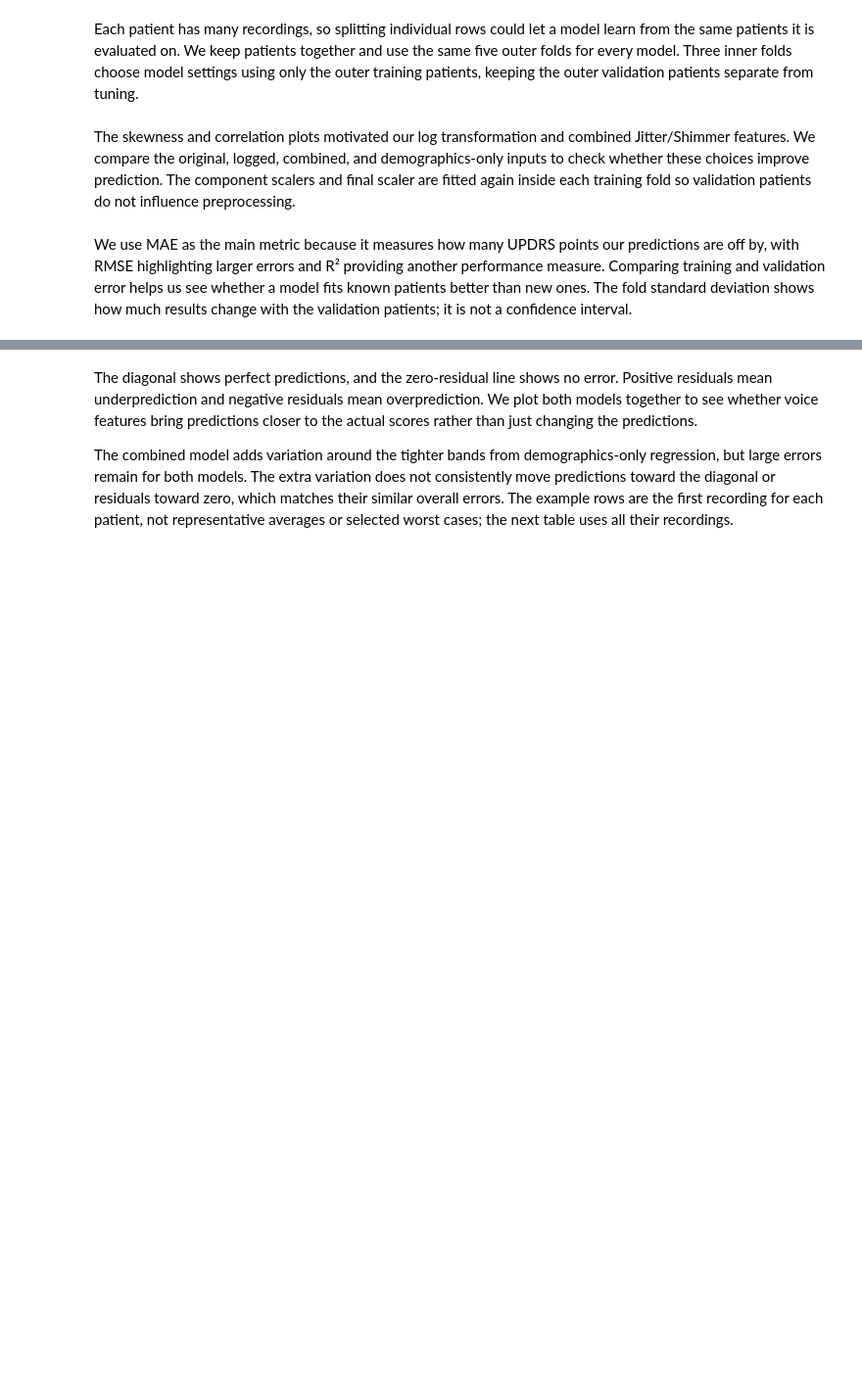
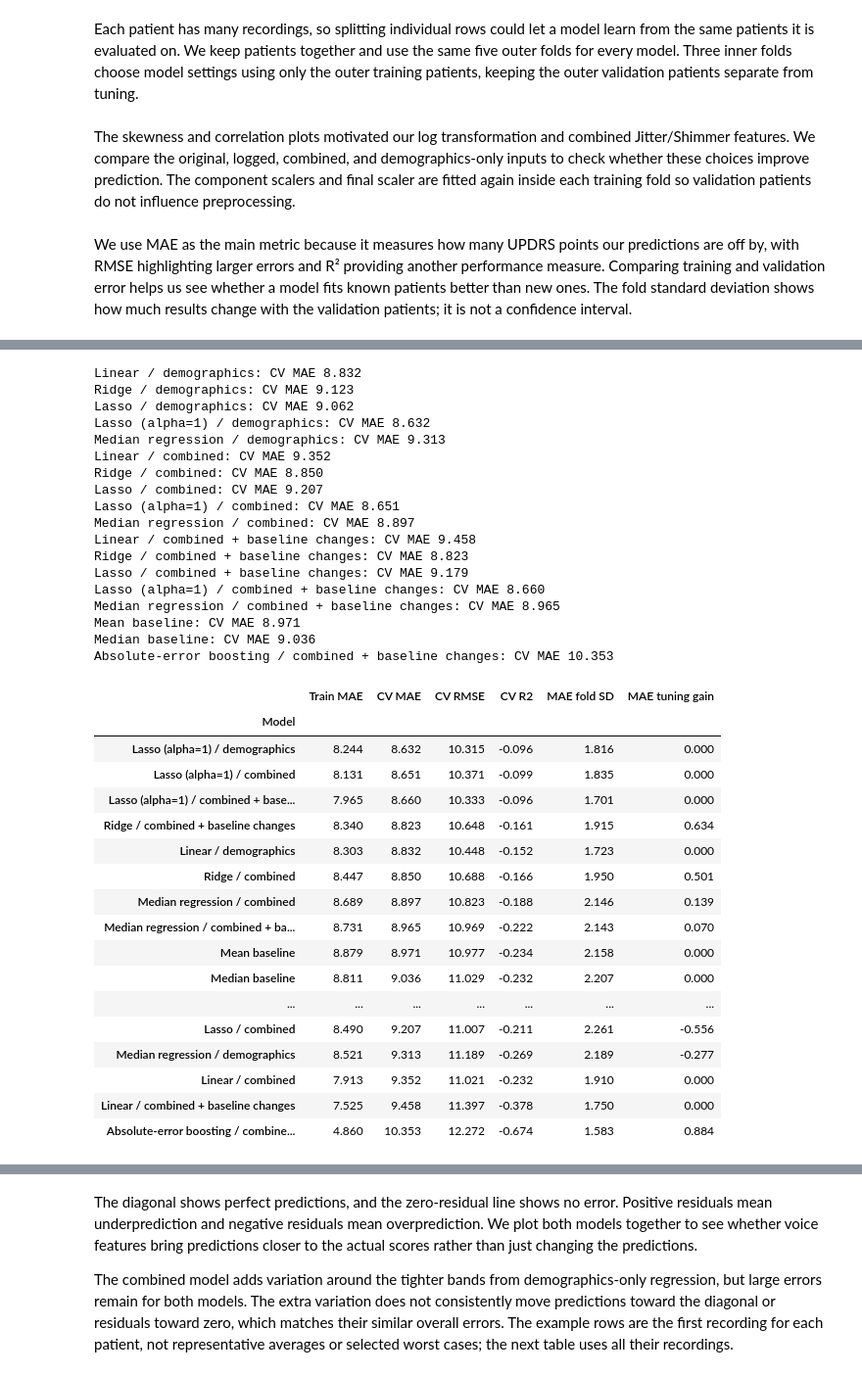
Before and after one commit to Lukedhenderson/parkinsons, a Jupyter notebook: final.ipynb, the cells around one changed output, grey strips where cells are left out. Shown at 98% size. Saved outputs shown, nothing was run; the diff lists cells and outputs as text; code cells hidden in the pictures; blank space fills up the shorter version.

```diff
--- a/final.ipynb
+++ b/final.ipynb
@@ -688,0 +1099,46 @@ Linear regression using only age, sex, and recording time had the lowest CV MAE
+# %%
+# Recompute from training patients; no cached results or helper files are needed.
+mae_comparison, mae_fold_scores = compare_mae_models(
+    X_voice_history, y_train, groups_train, outer_folds=folds,
+)
+with pd.option_context("display.max_columns", None, "display.max_colwidth", 65):
+    display(mae_comparison[[
+        "Train MAE", "CV MAE", "CV RMSE", "CV R2", "MAE fold SD", "MAE tuning gain",
+    ]].round(3))
+# %% [output]
+Linear / demographics: CV MAE 8.832
+Ridge / demographics: CV MAE 9.123
+Lasso / demographics: CV MAE 9.062
+Lasso (alpha=1) / demographics: CV MAE 8.632
+Median regression / demographics: CV MAE 9.313
+Linear / combined: CV MAE 9.352
+Ridge / combined: CV MAE 8.850
+Lasso / combined: CV MAE 9.207
+Lasso (alpha=1) / combined: CV MAE 8.651
+Median regression / combined: CV MAE 8.897
+Linear / combined + baseline changes: CV MAE 9.458
+Ridge / combined + baseline changes: CV MAE 8.823
+Lasso / combined + baseline changes: CV MAE 9.179
+Lasso (alpha=1) / combined + baseline changes: CV MAE 8.660
+Median regression / combined + baseline changes: CV MAE 8.965
+Mean baseline: CV MAE 8.971
+Median baseline: CV MAE 9.036
+Absolute-error boosting / combined + baseline changes: CV MAE 10.353
+|  | Train MAE | CV MAE | CV RMSE | CV R2 | MAE fold SD | MAE tuning gain |
+| Model |  |  |  |  |  |  |
+| Lasso (alpha=1) / demographics | 8.244 | 8.632 | 10.315 | -0.096 | 1.816 | 0.000 |
+| Lasso (alpha=1) / combined | 8.131 | 8.651 | 10.371 | -0.099 | 1.835 | 0.000 |
+| Lasso (alpha=1) / combined + base... | 7.965 | 8.660 | 10.333 | -0.096 | 1.701 | 0.000 |
+| Ridge / combined + baseline changes | 8.340 | 8.823 | 10.648 | -0.161 | 1.915 | 0.634 |
+| Linear / demographics | 8.303 | 8.832 | 10.448 | -0.152 | 1.723 | 0.000 |
+| Ridge / combined | 8.447 | 8.850 | 10.688 | -0.166 | 1.950 | 0.501 |
+| Median regression / combined | 8.689 | 8.897 | 10.823 | -0.188 | 2.146 | 0.139 |
+| Median regression / combined + ba... | 8.731 | 8.965 | 10.969 | -0.222 | 2.143 | 0.070 |
+| Mean baseline | 8.879 | 8.971 | 10.977 | -0.234 | 2.158 | 0.000 |
+| Median baseline | 8.811 | 9.036 | 11.029 | -0.232 | 2.207 | 0.000 |
+| ... | ... | ... | ... | ... | ... | ... |
+| Lasso / combined | 8.490 | 9.207 | 11.007 | -0.211 | 2.261 | -0.556 |
+| Median regression / demographics | 8.521 | 9.313 | 11.189 | -0.269 | 2.189 | -0.277 |
+| Linear / combined | 7.913 | 9.352 | 11.021 | -0.232 | 1.910 | 0.000 |
+| Linear / combined + baseline changes | 7.525 | 9.458 | 11.397 | -0.378 | 1.750 | 0.000 |
+| Absolute-error boosting / combine... | 4.860 | 10.353 | 12.272 | -0.674 | 1.583 | 0.884 |
```
Also changed, not shown: parts of 46 cells of this notebook.
